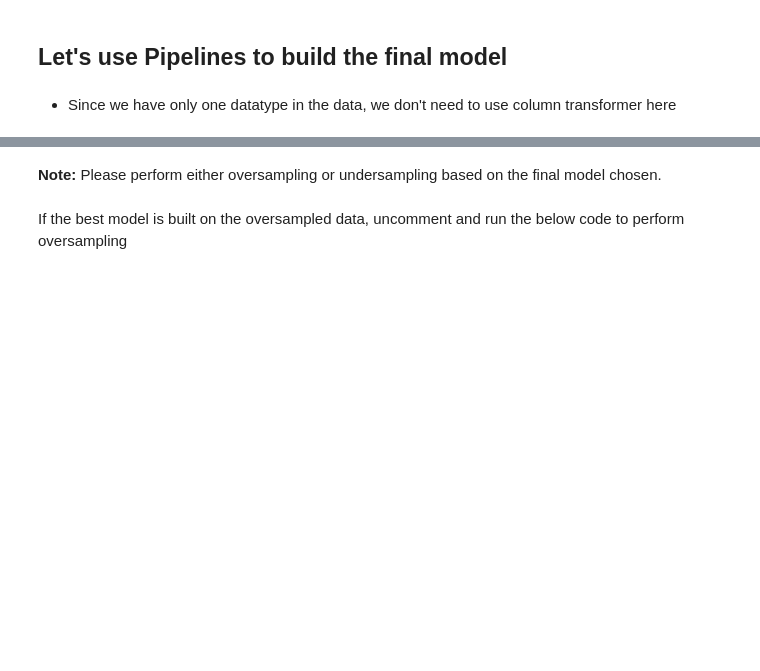
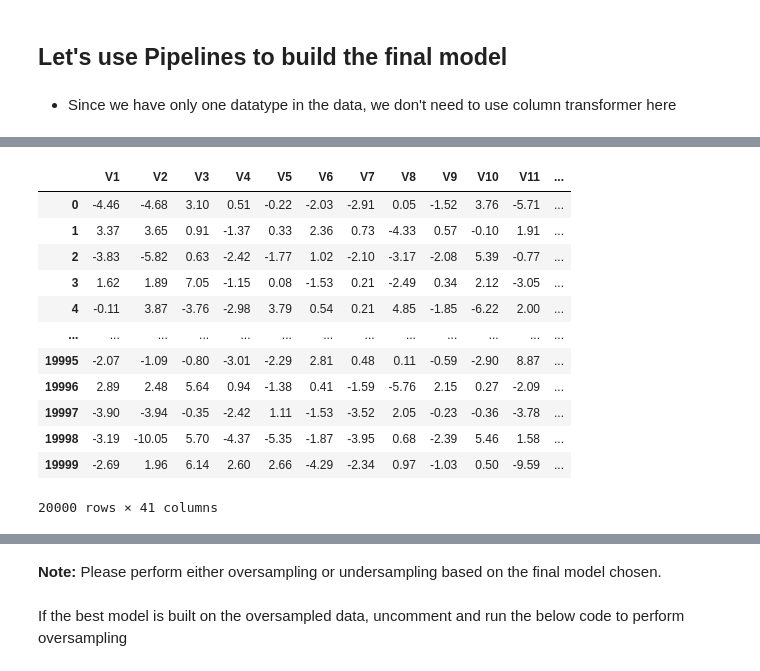
Before and after one commit to CoderSales/codespaces-jupyter, a Jupyter notebook: notebooks/MT_Project_LearnerNotebook_LowCode.ipynb, the cells around one changed output, grey strips where cells are left out. Drawn from its saved outputs; the diff is of its cells as text; code cells hidden in the pictures; blank space fills up the shorter version.

```diff
--- a/notebooks/MT_Project_LearnerNotebook_LowCode.ipynb
+++ b/notebooks/MT_Project_LearnerNotebook_LowCode.ipynb
@@ -2332,0 +2350,16 @@ Pipeline_model = Pipeline(
+# %%
+display_arbitrary(data, rows=15)
+# %% [output]
+|  | V1 | V2 | V3 | V4 | V5 | V6 | V7 | V8 | V9 | V10 | V11 | ... |
+| 0 | -4.46 | -4.68 | 3.10 | 0.51 | -0.22 | -2.03 | -2.91 | 0.05 | -1.52 | 3.76 | -5.71 | ... |
+| 1 | 3.37 | 3.65 | 0.91 | -1.37 | 0.33 | 2.36 | 0.73 | -4.33 | 0.57 | -0.10 | 1.91 | ... |
+| 2 | -3.83 | -5.82 | 0.63 | -2.42 | -1.77 | 1.02 | -2.10 | -3.17 | -2.08 | 5.39 | -0.77 | ... |
+| 3 | 1.62 | 1.89 | 7.05 | -1.15 | 0.08 | -1.53 | 0.21 | -2.49 | 0.34 | 2.12 | -3.05 | ... |
+| 4 | -0.11 | 3.87 | -3.76 | -2.98 | 3.79 | 0.54 | 0.21 | 4.85 | -1.85 | -6.22 | 2.00 | ... |
+| ... | ... | ... | ... | ... | ... | ... | ... | ... | ... | ... | ... | ... |
+| 19995 | -2.07 | -1.09 | -0.80 | -3.01 | -2.29 | 2.81 | 0.48 | 0.11 | -0.59 | -2.90 | 8.87 | ... |
+| 19996 | 2.89 | 2.48 | 5.64 | 0.94 | -1.38 | 0.41 | -1.59 | -5.76 | 2.15 | 0.27 | -2.09 | ... |
+| 19997 | -3.90 | -3.94 | -0.35 | -2.42 | 1.11 | -1.53 | -3.52 | 2.05 | -0.23 | -0.36 | -3.78 | ... |
+| 19998 | -3.19 | -10.05 | 5.70 | -4.37 | -5.35 | -1.87 | -3.95 | 0.68 | -2.39 | 5.46 | 1.58 | ... |
+| 19999 | -2.69 | 1.96 | 6.14 | 2.60 | 2.66 | -4.29 | -2.34 | 0.97 | -1.03 | 0.50 | -9.59 | ... |
+20000 rows × 41 columns
```
Also changed, not shown: parts of 9 cells of this notebook, 1 other file.
